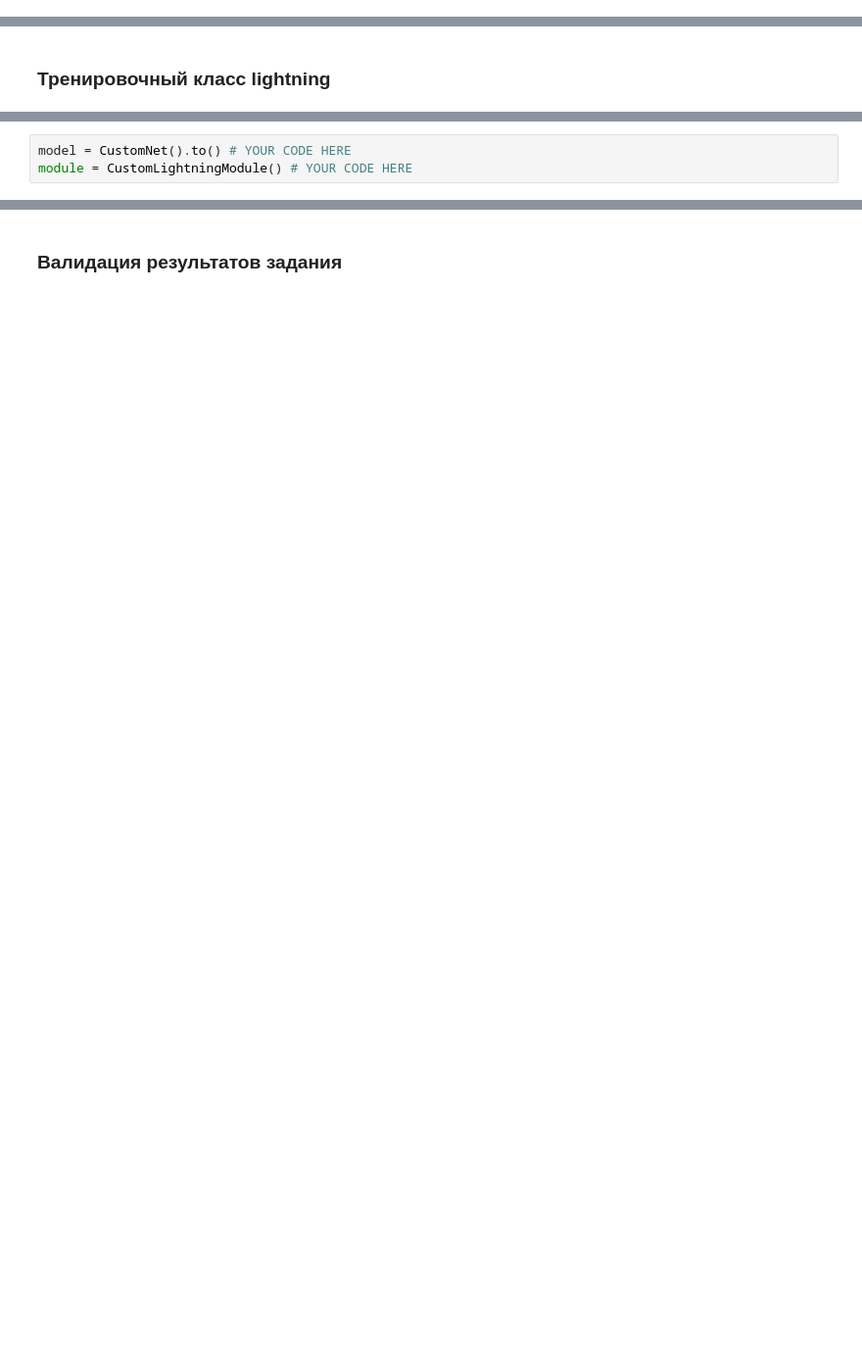
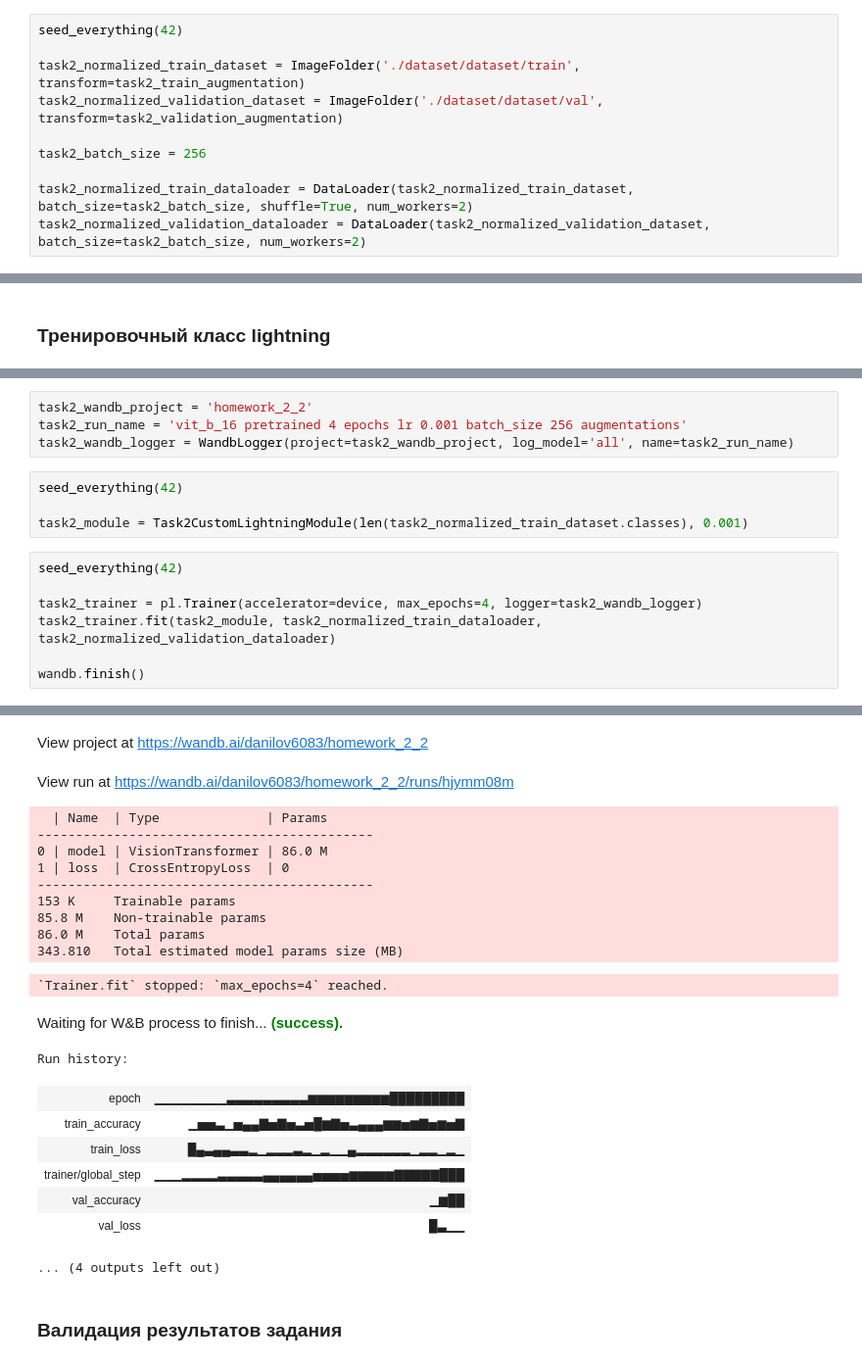
Before and after one commit to LostImagin4tion/iad-deep-learning, a Jupyter notebook: 2023/homeworks/hw2/hw_2.ipynb, the cells around one changed output, grey strips where cells are left out. Shown: that part at 98% size. Saved outputs shown, nothing was run; the diff lists cells and outputs as text; blank space fills up the shorter version.

```diff
--- a/2023/homeworks/hw2/hw_2.ipynb
+++ b/2023/homeworks/hw2/hw_2.ipynb
@@ -644,0 +512,10 @@ class CustomNet(torch.nn.Module):
+# %%
+seed_everything(42)
+
+task2_normalized_train_dataset = ImageFolder('./dataset/dataset/train', transform=task2_train_augmentation)
+task2_normalized_validation_dataset = ImageFolder('./dataset/dataset/val', transform=task2_validation_augmentation)
+
+task2_batch_size = 256
+
+task2_normalized_train_dataloader = DataLoader(task2_normalized_train_dataset, batch_size=task2_batch_size, shuffle=True, num_workers=2)
+task2_normalized_validation_dataloader = DataLoader(task2_normalized_validation_dataset, batch_size=task2_batch_size, num_workers=2)
@@ -671,3 +530,0 @@ wandb_logger = WandbLogger(log_model='all') # какие возможности
-# %%
-model = CustomNet().to() # YOUR CODE HERE
-module = CustomLightningModule() # YOUR CODE HERE
@@ -676,0 +580,16 @@ trainer.fit()  # YOUR CODE HERE
+# %%
+task2_wandb_project = 'homework_2_2'
+task2_run_name = 'vit_b_16 pretrained 4 epochs lr 0.001 batch_size 256 augmentations'
+task2_wandb_logger = WandbLogger(project=task2_wandb_project, log_model='all', name=task2_run_name)
+# %%
+seed_everything(42)
+
+task2_module = Task2CustomLightningModule(len(task2_normalized_train_dataset.classes), 0.001)
+# %%
+seed_everything(42)
+
+task2_trainer = pl.Trainer(accelerator=device, max_epochs=4, logger=task2_wandb_logger)
+task2_trainer.fit(task2_module, task2_normalized_train_dataloader, task2_normalized_validation_dataloader)
+
+wandb.finish()
+# %% [output]
@@ -677,3 +604,24 @@ trainer.fit()  # YOUR CODE HERE
+View project at https://wandb.ai/danilov6083/homework_2_2
+View run at https://wandb.ai/danilov6083/homework_2_2/runs/hjymm08m
+  | Name  | Type              | Params
+--------------------------------------------
+0 | model | VisionTransformer | 86.0 M
+1 | loss  | CrossEntropyLoss  | 0
+--------------------------------------------
+153 K     Trainable params
+85.8 M    Non-trainable params
+86.0 M    Total params
+343.810   Total estimated model params size (MB)
+`Trainer.fit` stopped: `max_epochs=4` reached.
+Waiting for W&B process to finish... (success).
+Run history:
+| epoch | ▁▁▁▁▁▁▁▁▃▃▃▃▃▃▃▃▃▆▆▆▆▆▆▆▆▆█████████ |
+| train_accuracy | ▁▅▅▃▁▅▄▄▇▅▇▅▃▅█▆▇▅▃▄▄▄▆▆▅▆▇▅▆▅▇ |
+| train_loss | █▄▃▄▄▃▃▂▁▂▂▂▃▂▁▂▁▁▄▂▂▂▂▂▂▁▂▂▁▂▁ |
+| trainer/global_step | ▁▁▁▂▂▂▂▃▃▃▃▃▄▄▄▄▄▄▅▅▅▅▆▆▆▆▆▇▇▇▇▇███ |
+| val_accuracy | ▁▆██ |
+| val_loss | █▃▁▁ |
+... (4 outputs left out)
 # %% [markdown]
 ### Валидация результатов задания
 # %%
```
Also changed, not shown: parts of 39 cells of this notebook.
